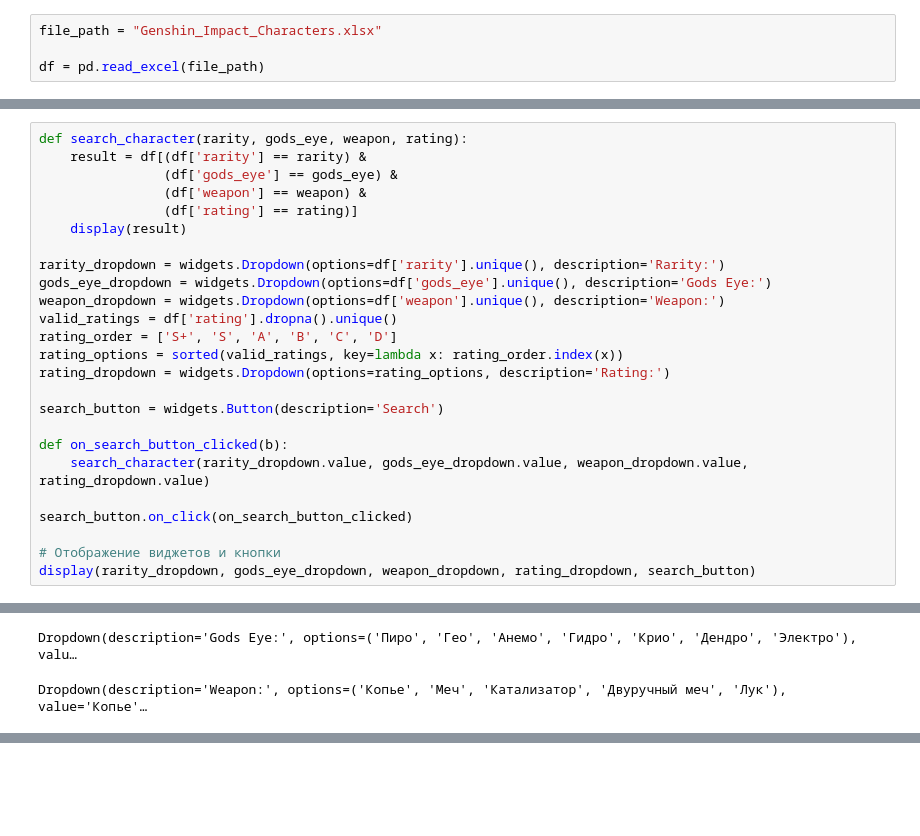
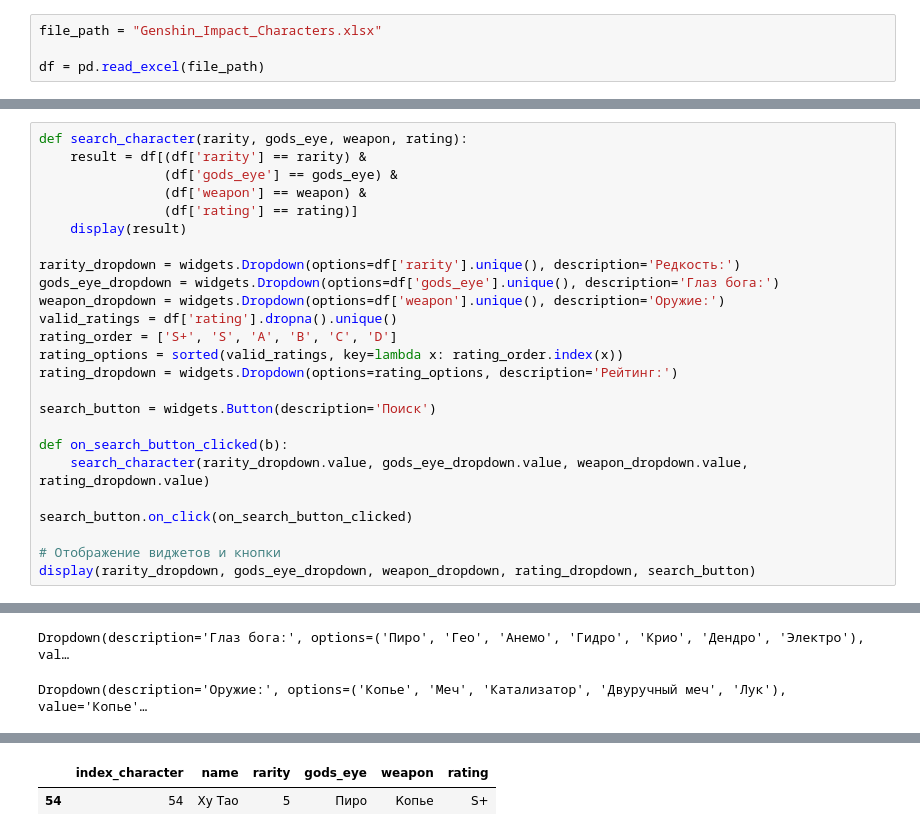
Before and after one commit to EkaterinaKugot/genshin_info, a Jupyter notebook: Визуализация_Genshin_Impact.ipynb, the cells around one changed output, grey strips where cells are left out. Cells and saved outputs as stored; diff of their text form; blank space fills up the shorter version.

```diff
--- a/Визуализация_Genshin_Impact.ipynb
+++ b/Визуализация_Genshin_Impact.ipynb
@@ -84,31 +82,33 @@ See the caveats in the documentation: https://pandas.pydata.org/pandas-docs/stab
 # %%
 def search_character(rarity, gods_eye, weapon, rating):
     result = df[(df['rarity'] == rarity) &
                 (df['gods_eye'] == gods_eye) &
                 (df['weapon'] == weapon) &
                 (df['rating'] == rating)]
     display(result)
 
-rarity_dropdown = widgets.Dropdown(options=df['rarity'].unique(), description='Rarity:')
-gods_eye_dropdown = widgets.Dropdown(options=df['gods_eye'].unique(), description='Gods Eye:')
-weapon_dropdown = widgets.Dropdown(options=df['weapon'].unique(), description='Weapon:')
+rarity_dropdown = widgets.Dropdown(options=df['rarity'].unique(), description='Редкость:')
+gods_eye_dropdown = widgets.Dropdown(options=df['gods_eye'].unique(), description='Глаз бога:')
+weapon_dropdown = widgets.Dropdown(options=df['weapon'].unique(), description='Оружие:')
 valid_ratings = df['rating'].dropna().unique()
 rating_order = ['S+', 'S', 'A', 'B', 'C', 'D']
 rating_options = sorted(valid_ratings, key=lambda x: rating_order.index(x))
-rating_dropdown = widgets.Dropdown(options=rating_options, description='Rating:')
+rating_dropdown = widgets.Dropdown(options=rating_options, description='Рейтинг:')
 
-search_button = widgets.Button(description='Search')
+search_button = widgets.Button(description='Поиск')
 
 def on_search_button_clicked(b):
     search_character(rarity_dropdown.value, gods_eye_dropdown.value, weapon_dropdown.value, rating_dropdown.value)
 
 search_button.on_click(on_search_button_clicked)
 
 # Отображение виджетов и кнопки
 display(rarity_dropdown, gods_eye_dropdown, weapon_dropdown, rating_dropdown, search_button)
 # %% [output]
 [interactive output not drawn]
-Dropdown(description='Gods Eye:', options=('Пиро', 'Гео', 'Анемо', 'Гидро', 'Крио', 'Дендро', 'Электро'), valu…
+Dropdown(description='Глаз бога:', options=('Пиро', 'Гео', 'Анемо', 'Гидро', 'Крио', 'Дендро', 'Электро'), val…
-Dropdown(description='Weapon:', options=('Копье', 'Меч', 'Катализатор', 'Двуручный меч', 'Лук'), value='Копье'…
+Dropdown(description='Оружие:', options=('Копье', 'Меч', 'Катализатор', 'Двуручный меч', 'Лук'), value='Копье'…
 [interactive output not drawn]
 [interactive output not drawn]
+|  | index_character | name | rarity | gods_eye | weapon | rating |
+| 54 | 54 | Ху Тао | 5 | Пиро | Копье | S+ |
```
Also changed, not shown: parts of 3 cells of this notebook.
